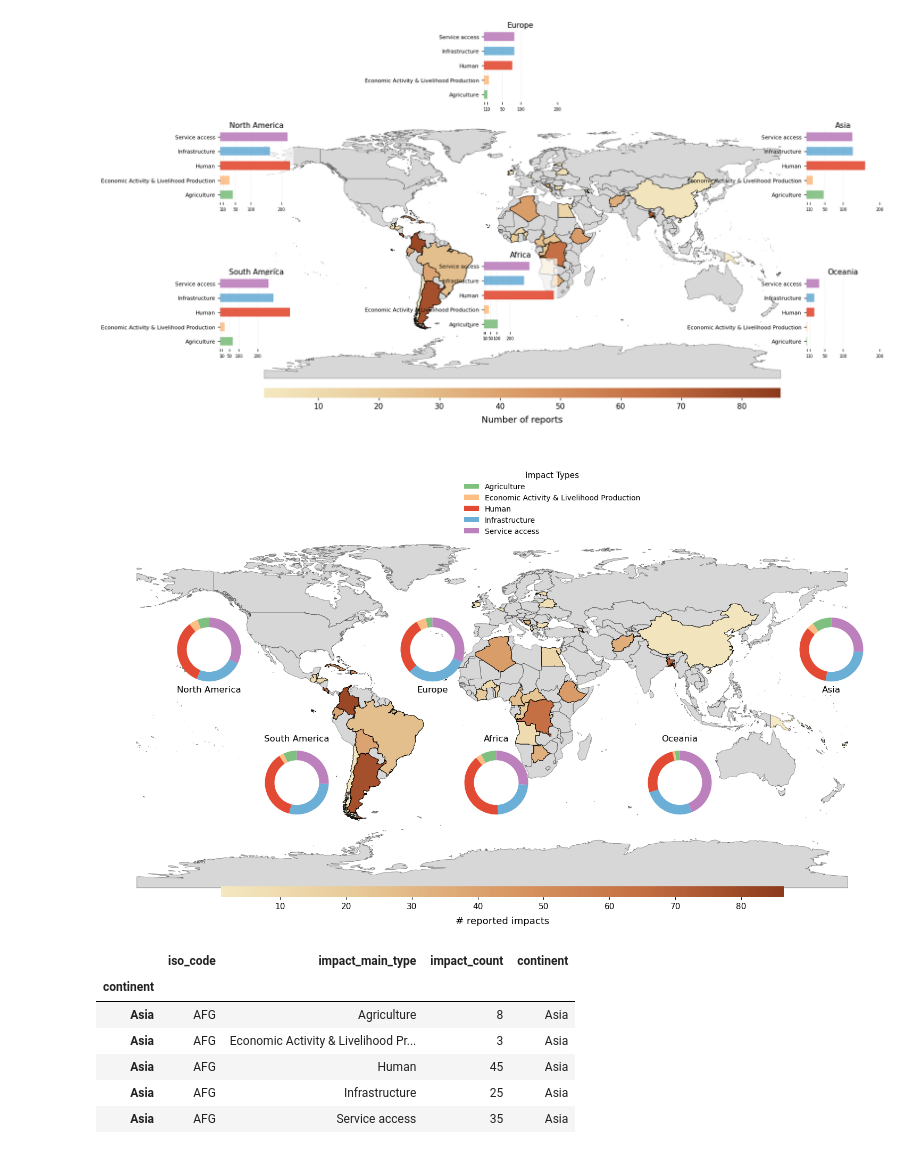
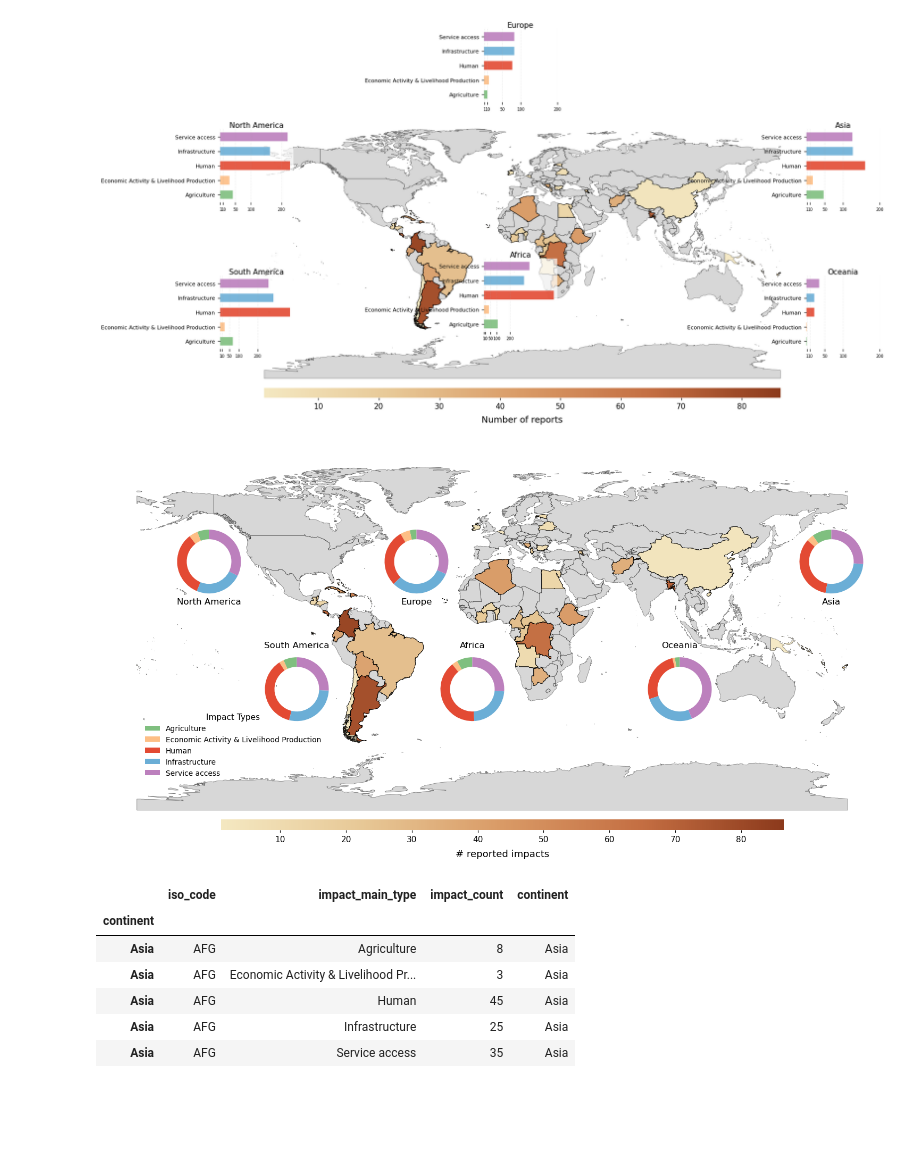
Before and after one commit to luseverin/ROUGE_database, a Jupyter notebook: notebooks/plots_data_overview.ipynb, the cells around one changed output. Saved outputs shown, nothing was run; the diff lists cells and outputs as text; code cells hidden in the pictures; blank space fills up the shorter version.

Commit message:
Test Double donut impact+hazard

```diff
--- a/notebooks/plots_data_overview.ipynb
+++ b/notebooks/plots_data_overview.ipynb
@@ -79,7 +72,7 @@ continent_offsets = {
 # %% [markdown]
 # Hazard Map
 # %%
-dict_color = {
+hazard_colormap = {
     # 🔥 Environmental & Climatic
     'Drought': '#C2B280',                # sandy beige — dry/arid land
     'Wildfire': '#D1495B',               # strong red — fire and danger
@@ -103,7 +96,7 @@ dict_color = {
     'Conflict': '#7F3121'                # dark red-brown — violence/unrest
 }
 
-hazard_order = list(dict_color.keys())
+hazard_order = list(hazard_colormap.keys())
 # %%
 all_reports_grp = df_llm_all_geo.explode('iso3_code').groupby('appealCode').agg(iso_code = ("iso3_code", "first")).reset_index()
 # %%
@@ -574,7 +567,7 @@ world_plot = world_impact.plot(
 # Colorbar
 sm = cm.ScalarMappable(cmap=sequential_cmap, norm=norm)
 sm._A = []
-cbar_ax = fig.add_axes([0.16, 0.16, 0.705, 0.02])
+cbar_ax = fig.add_axes([0.16, 0.14, 0.705, 0.02])
 cbar = fig.colorbar(sm, cax=cbar_ax, orientation="horizontal")
 cbar.ax.tick_params(labelsize=11)
 cbar.outline.set_visible(False)
@@ -610,12 +603,12 @@ continent_impact_pct = continent_impact_counts.div(continent_impact_counts.sum(a
 
 # Continent position offsets for donut charts
 continent_offsets = {
-    'Africa': (0.43, 0.3),
+    'Africa': (0.40, 0.33),
     'Asia': (0.85, 0.57),
     'Europe': (0.33, 0.57),
     'North America': (0.07, 0.57),
-    'Oceania': (0.66, 0.3),
-    'South America': (0.18, 0.3)
+    'Oceania': (0.66, 0.33),
+    'South America': (0.18, 0.33)
 }
 
 # Plot donut charts for each continent
@@ -674,35 +667,35 @@ for continent in continents_plot:
 
     # Remove axis frame
     ax_donut.set_frame_on(False)
     ax_donut.set_xticks([])
     ax_donut.set_yticks([])
 
     if continent in ['North America', 'Asia', 'Europe'] :
         ax_donut.set_title(continent, fontsize=12, pad=2, y=-0.05)
         # ax_donut.title.set_position([0.5, 0.1])
         # ax_donut.title.set_y(-0.1)
     else :
         ax_donut.set_title(continent, fontsize=12, pad=2, y=1)
         # ax_donut.title.set_position([0.5, 1.1])
         # ax_donut.title.set_y(1.1)
 
 # Add legend for impact types
-legend_ax = fig.add_axes([0.5, 0.8, 0.15, 0.2])
+legend_ax = fig.add_axes([0.1, 0.2, 0.15, 0.2])
 legend_ax.set_facecolor('white')
 legend_ax.patch.set_alpha(0.8)
 
 # Create legend elements
 legend_elements = [plt.Rectangle((0, 0), 1, 1, fc=impact_colormap[impact], label=impact)
                   for impact in impact_order if impact in impact_colormap]
 
 legend_ax.legend(handles=legend_elements, loc='center', frameon=False,
                 fontsize=10, title='Impact Types', title_fontsize=11)
 legend_ax.set_axis_off()
 
 plt.tight_layout()
 plt.show()
 # %% [output]
-[figure, old version]
+[figure, new version]
 # %%
 all_report_impact_count
 # %% [output]
```
Also changed, not shown: parts of 13 cells of this notebook.
